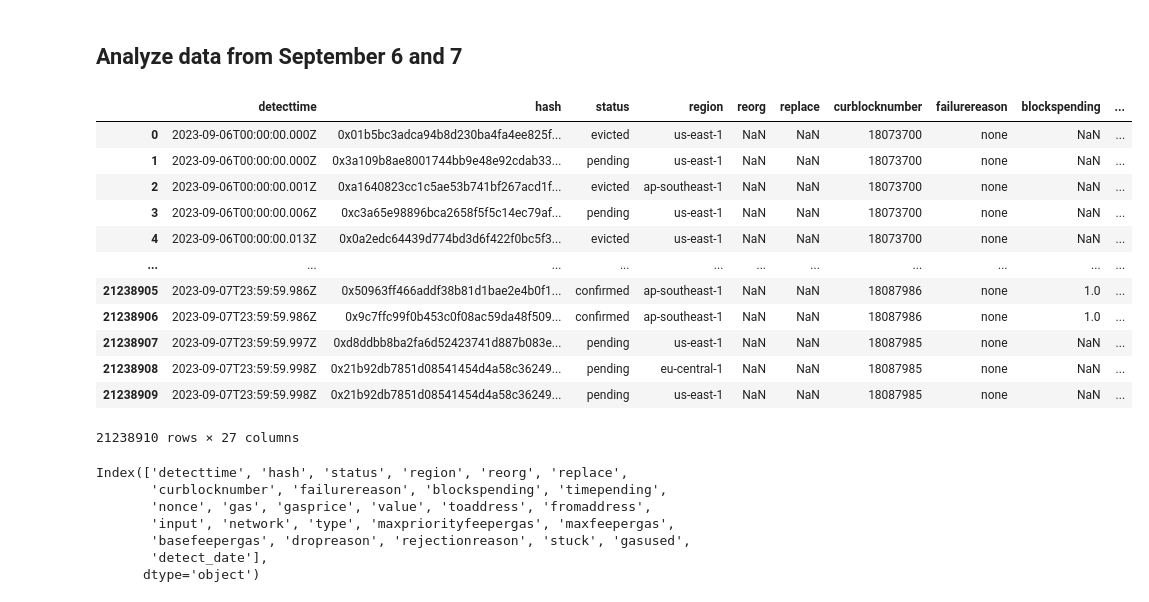
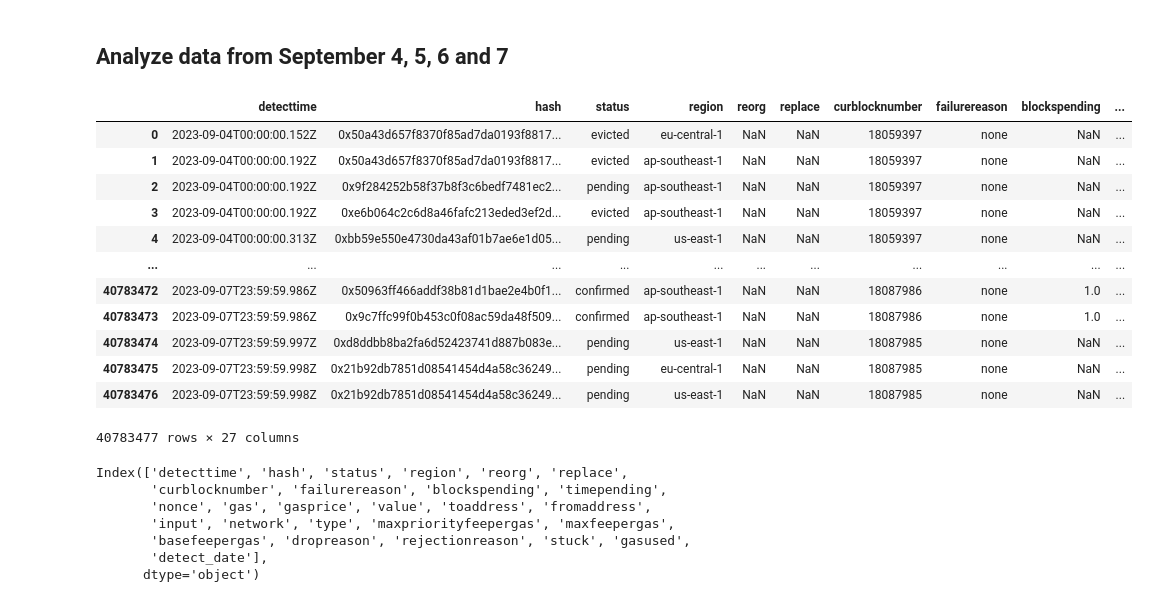
Before and after one commit to PhuongHuynh9987/CAMCOS-project, a Jupyter notebook: Code/Data-info-and-cleaning.ipynb, the cells around one changed output. Cells and saved outputs as stored; diff of their text form; code cells hidden in the pictures.

```diff
--- a/Code/Data-info-and-cleaning.ipynb
+++ b/Code/Data-info-and-cleaning.ipynb
@@ -7,31 +10,50 @@ Path.cwd()
 # %% [markdown]
-## Analyze data from September 6 and 7
+## Analyze data from September 4, 5, 6 and 7
 # %%
-sep6 = '/Users/huynhphuong/Desktop/CAMCOS-after-semester/Data/Sep-06.csv'
-sep6 = pd.read_csv(sep6, sep='\t', dtype ={"curblocknumber":int,'gas':float,
-                                           'gasprice':float,'type':float,'maxfeepergas':float,
-                                           'basefeepergas':float,'gasused':float})
+sep4 = '/Users/huynhphuong/Desktop/CAMCOS-after-semester/Data/Sep-04.csv.zip'
+sep4 = zipfile.ZipFile(sep4)
+sep4 = pd.read_csv(sep4.open('Sep-04.csv'),sep='\t',
+                   dtype ={"curblocknumber":int,'gas':float,
+                           'gasprice':float,'type':float,'maxfeepergas':float,
+                           'basefeepergas':float,'gasused':float})
 
-sep7 = '/Users/huynhphuong/Desktop/CAMCOS-after-semester/Data/Sep-07.csv'
-sep7 = pd.read_csv(sep7, sep='\t', dtype ={"curblocknumber":int,'gas':float,
-                                           'gasprice':float,'type':float,'maxfeepergas':float,
-                                           'basefeepergas':float,'gasused':float})
-table = pd.concat([sep6, sep7],ignore_index = True)
+sep5 = '/Users/huynhphuong/Desktop/CAMCOS-after-semester/Data/Sep-05.csv.zip'
+sep5 = zipfile.ZipFile(sep5)
+sep5 = pd.read_csv(sep5.open('Sep-05.csv'),sep='\t',
+                   dtype ={"curblocknumber":int,'gas':float,
+                           'gasprice':float,'type':float,'maxfeepergas':float,
+                           'basefeepergas':float,'gasused':float})
+
+sep6 = '/Users/huynhphuong/Desktop/CAMCOS-after-semester/Data/Sep-06.csv.zip'
+sep6 = zipfile.ZipFile(sep6)
+sep6 = pd.read_csv(sep6.open('Sep-06.csv'),sep='\t',
+                   dtype ={"curblocknumber":int,'gas':float,
+                           'gasprice':float,'type':float,'maxfeepergas':float,
+                           'basefeepergas':float,'gasused':float})
+
+sep7 = '/Users/huynhphuong/Desktop/CAMCOS-after-semester/Data/Sep-07.csv.zip'
+sep7 = zipfile.ZipFile(sep7)
+sep7 = pd.read_csv(sep7.open('Sep-07.csv'),sep='\t',
+                   dtype ={"curblocknumber":int,'gas':float,
+                           'gasprice':float,'type':float,'maxfeepergas':float,
+                           'basefeepergas':float,'gasused':float})
+
+table = pd.concat([sep4, sep5, sep6, sep7],ignore_index = True)
 table
 # %% [output]
 |  | detecttime | hash | status | region | reorg | replace | curblocknumber | failurereason | blockspending | ... |
-| 0 | 2023-09-06T00:00:00.000Z | 0x01b5bc3adca94b8d230ba4fa4ee825f... | evicted | us-east-1 | NaN | NaN | 18073700 | none | NaN | ... |
-| 1 | 2023-09-06T00:00:00.000Z | 0x3a109b8ae8001744bb9e48e92cdab33... | pending | us-east-1 | NaN | NaN | 18073700 | none | NaN | ... |
-| 2 | 2023-09-06T00:00:00.001Z | 0xa1640823cc1c5ae53b741bf267acd1f... | evicted | ap-southeast-1 | NaN | NaN | 18073700 | none | NaN | ... |
-| 3 | 2023-09-06T00:00:00.006Z | 0xc3a65e98896bca2658f5f5c14ec79af... | pending | us-east-1 | NaN | NaN | 18073700 | none | NaN | ... |
-| 4 | 2023-09-06T00:00:00.013Z | 0x0a2edc64439d774bd3d6f422f0bc5f3... | evicted | us-east-1 | NaN | NaN | 18073700 | none | NaN | ... |
+| 0 | 2023-09-04T00:00:00.152Z | 0x50a43d657f8370f85ad7da0193f8817... | evicted | eu-central-1 | NaN | NaN | 18059397 | none | NaN | ... |
+| 1 | 2023-09-04T00:00:00.192Z | 0x50a43d657f8370f85ad7da0193f8817... | evicted | ap-southeast-1 | NaN | NaN | 18059397 | none | NaN | ... |
+| 2 | 2023-09-04T00:00:00.192Z | 0x9f284252b58f37b8f3c6bedf7481ec2... | pending | ap-southeast-1 | NaN | NaN | 18059397 | none | NaN | ... |
+| 3 | 2023-09-04T00:00:00.192Z | 0xe6b064c2c6d8a46fafc213eded3ef2d... | evicted | ap-southeast-1 | NaN | NaN | 18059397 | none | NaN | ... |
+| 4 | 2023-09-04T00:00:00.313Z | 0xbb59e550e4730da43af01b7ae6e1d05... | pending | us-east-1 | NaN | NaN | 18059397 | none | NaN | ... |
 | ... | ... | ... | ... | ... | ... | ... | ... | ... | ... | ... |
-| 21238905 | 2023-09-07T23:59:59.986Z | 0x50963ff466addf38b81d1bae2e4b0f1... | confirmed | ap-southeast-1 | NaN | NaN | 18087986 | none | 1.0 | ... |
-| 21238906 | 2023-09-07T23:59:59.986Z | 0x9c7ffc99f0b453c0f08ac59da48f509... | confirmed | ap-southeast-1 | NaN | NaN | 18087986 | none | 1.0 | ... |
-| 21238907 | 2023-09-07T23:59:59.997Z | 0xd8ddbb8ba2fa6d52423741d887b083e... | pending | us-east-1 | NaN | NaN | 18087985 | none | NaN | ... |
-| 21238908 | 2023-09-07T23:59:59.998Z | 0x21b92db7851d08541454d4a58c36249... | pending | eu-central-1 | NaN | NaN | 18087985 | none | NaN | ... |
-| 21238909 | 2023-09-07T23:59:59.998Z | 0x21b92db7851d08541454d4a58c36249... | pending | us-east-1 | NaN | NaN | 18087985 | none | NaN | ... |
+| 40783472 | 2023-09-07T23:59:59.986Z | 0x50963ff466addf38b81d1bae2e4b0f1... | confirmed | ap-southeast-1 | NaN | NaN | 18087986 | none | 1.0 | ... |
+| 40783473 | 2023-09-07T23:59:59.986Z | 0x9c7ffc99f0b453c0f08ac59da48f509... | confirmed | ap-southeast-1 | NaN | NaN | 18087986 | none | 1.0 | ... |
+| 40783474 | 2023-09-07T23:59:59.997Z | 0xd8ddbb8ba2fa6d52423741d887b083e... | pending | us-east-1 | NaN | NaN | 18087985 | none | NaN | ... |
+| 40783475 | 2023-09-07T23:59:59.998Z | 0x21b92db7851d08541454d4a58c36249... | pending | eu-central-1 | NaN | NaN | 18087985 | none | NaN | ... |
+| 40783476 | 2023-09-07T23:59:59.998Z | 0x21b92db7851d08541454d4a58c36249... | pending | us-east-1 | NaN | NaN | 18087985 | none | NaN | ... |
-21238910 rows × 27 columns
+40783477 rows × 27 columns
 # %%
 # table = df.copy()
 table.columns
```
Also changed, not shown: parts of 9 cells of this notebook, 1 other file.
